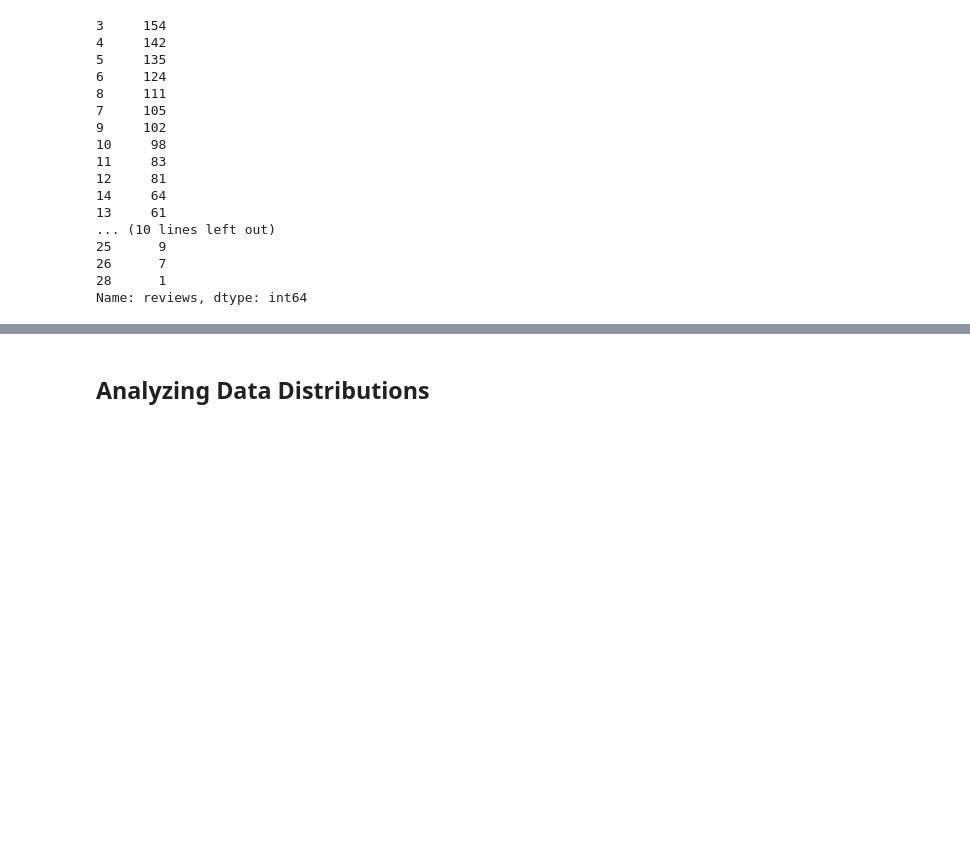
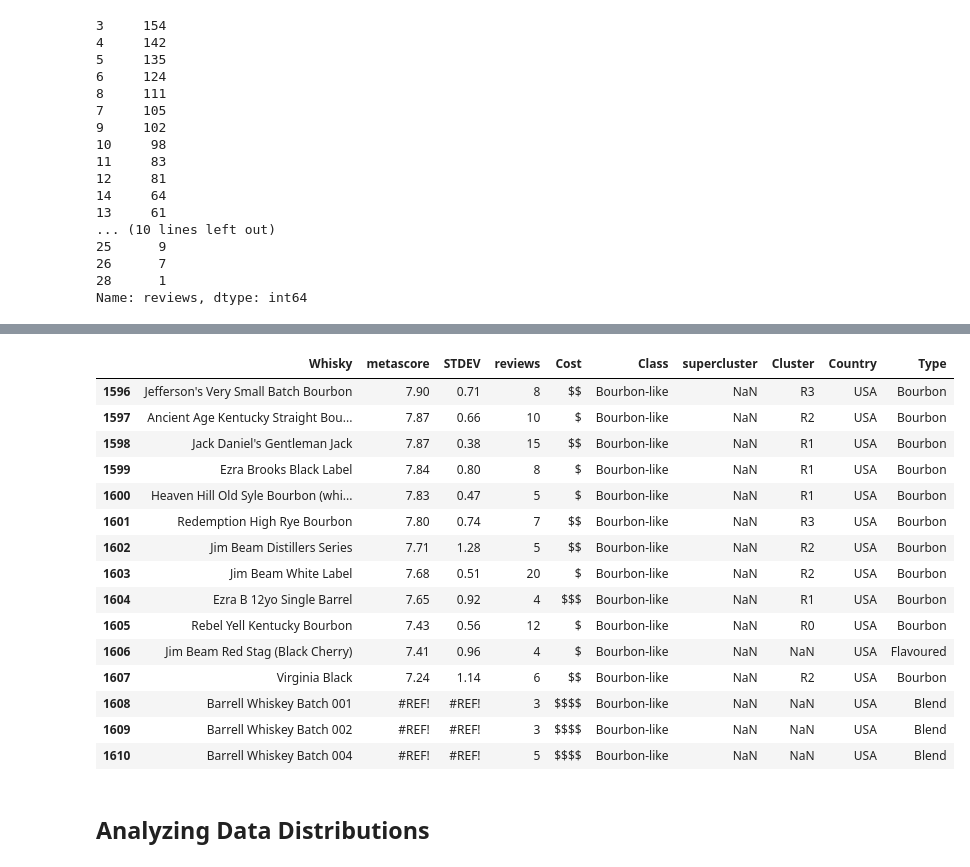
Before and after one commit to hamiltonchangcodes/project_whisky, a Jupyter notebook: Project 5.ipynb, the cells around one changed output, grey strips where cells are left out. Drawn from its saved outputs; the diff is of its cells as text; code cells hidden in the pictures; blank space fills up the shorter version.

Commit message:
more reviews more cost?

```diff
--- a/Project 5.ipynb
+++ b/Project 5.ipynb
@@ -78,3 +98,22 @@ Name: reviews, dtype: int64
+# %%
+df.tail(15)
+# %% [output]
+|  | Whisky | metascore | STDEV | reviews | Cost | Class | supercluster | Cluster | Country | Type |
+| 1596 | Jefferson's Very Small Batch Bourbon | 7.90 | 0.71 | 8 | $$ | Bourbon-like | NaN | R3 | USA | Bourbon |
+| 1597 | Ancient Age Kentucky Straight Bou... | 7.87 | 0.66 | 10 | $ | Bourbon-like | NaN | R2 | USA | Bourbon |
+| 1598 | Jack Daniel's Gentleman Jack | 7.87 | 0.38 | 15 | $$ | Bourbon-like | NaN | R1 | USA | Bourbon |
+| 1599 | Ezra Brooks Black Label | 7.84 | 0.80 | 8 | $ | Bourbon-like | NaN | R1 | USA | Bourbon |
+| 1600 | Heaven Hill Old Syle Bourbon (whi... | 7.83 | 0.47 | 5 | $ | Bourbon-like | NaN | R1 | USA | Bourbon |
+| 1601 | Redemption High Rye Bourbon | 7.80 | 0.74 | 7 | $$ | Bourbon-like | NaN | R3 | USA | Bourbon |
+| 1602 | Jim Beam Distillers Series | 7.71 | 1.28 | 5 | $$ | Bourbon-like | NaN | R2 | USA | Bourbon |
+| 1603 | Jim Beam White Label | 7.68 | 0.51 | 20 | $ | Bourbon-like | NaN | R2 | USA | Bourbon |
+| 1604 | Ezra B 12yo Single Barrel | 7.65 | 0.92 | 4 | $$$ | Bourbon-like | NaN | R1 | USA | Bourbon |
+| 1605 | Rebel Yell Kentucky Bourbon | 7.43 | 0.56 | 12 | $ | Bourbon-like | NaN | R0 | USA | Bourbon |
+| 1606 | Jim Beam Red Stag (Black Cherry) | 7.41 | 0.96 | 4 | $ | Bourbon-like | NaN | NaN | USA | Flavoured |
+| 1607 | Virginia Black | 7.24 | 1.14 | 6 | $$ | Bourbon-like | NaN | R2 | USA | Bourbon |
+| 1608 | Barrell Whiskey Batch 001 | #REF! | #REF! | 3 | $$$$ | Bourbon-like | NaN | NaN | USA | Blend |
+| 1609 | Barrell Whiskey Batch 002 | #REF! | #REF! | 3 | $$$$ | Bourbon-like | NaN | NaN | USA | Blend |
+| 1610 | Barrell Whiskey Batch 004 | #REF! | #REF! | 5 | $$$$ | Bourbon-like | NaN | NaN | USA | Blend |
 # %% [markdown]
 ## Analyzing Data Distributions
 # %%
```
Also changed, not shown: parts of 1 cell of this notebook.
